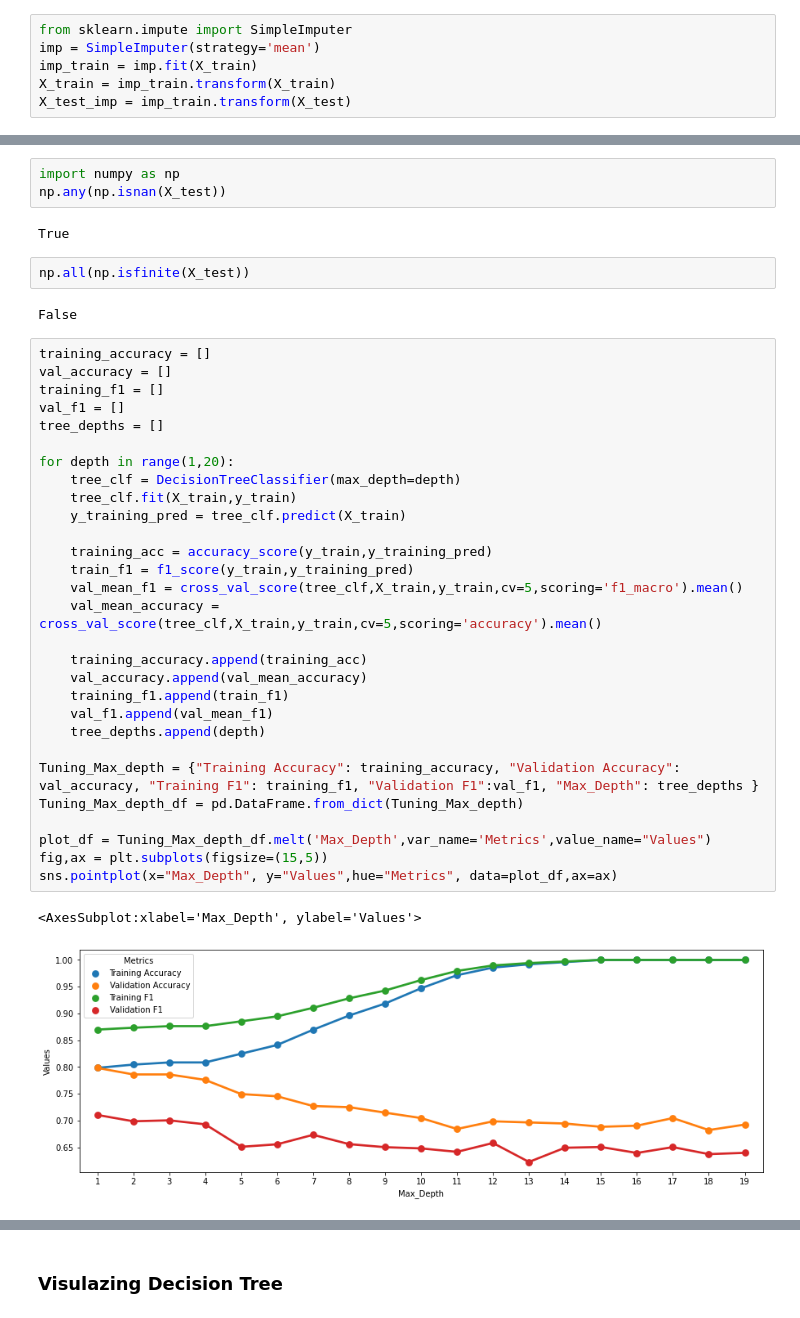
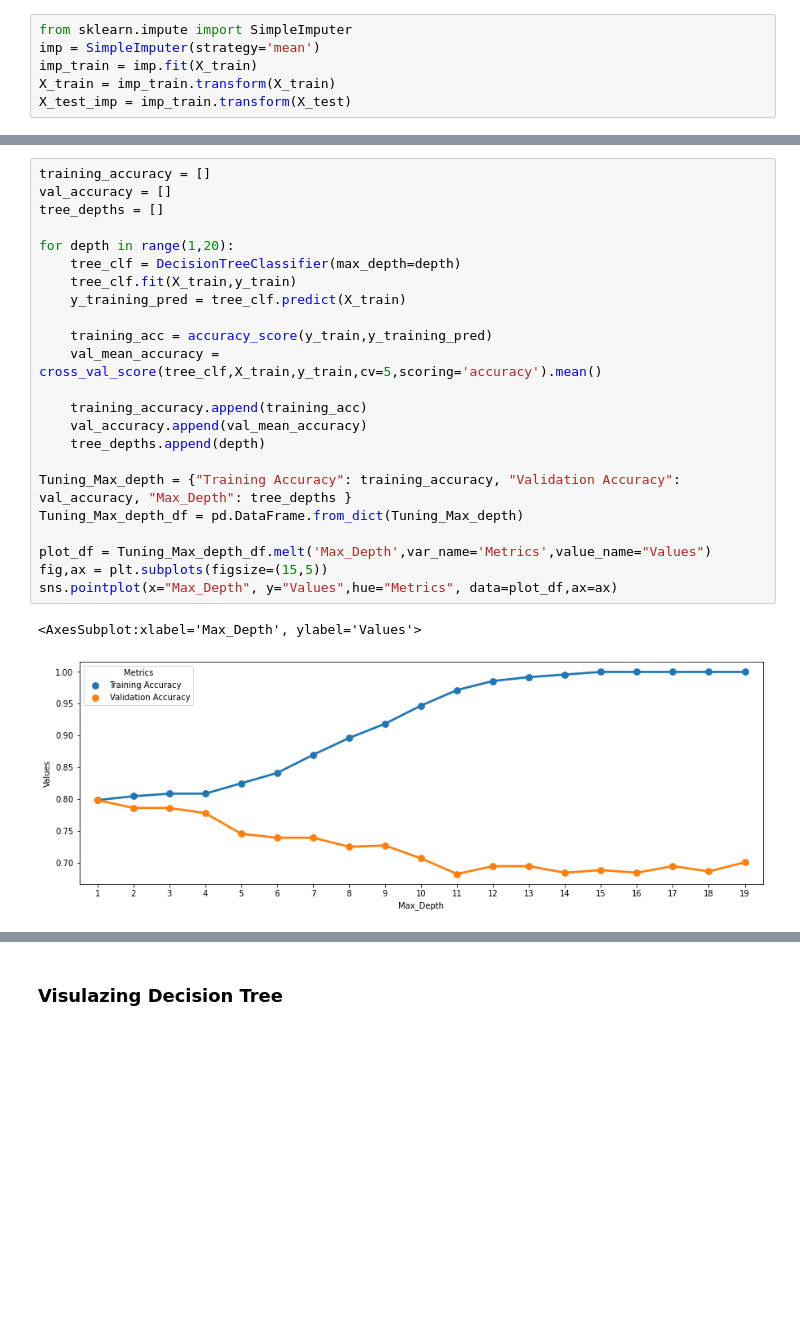
Before and after one commit to maramkhelil/GoMyCode, a Jupyter notebook: Project.ipynb, the cells around one changed output, grey strips where cells are left out. Drawn from its saved outputs; the diff is of its cells as text; blank space fills up the shorter version.

```diff
--- a/Project.ipynb
+++ b/Project.ipynb
@@ -378,42 +409,27 @@ plt.show()
-# %%
-import numpy as np
-np.any(np.isnan(X_test))
-# %% [output]
-True
-# %%
-np.all(np.isfinite(X_test))
-# %% [output]
-False
 # %%
 training_accuracy = []
 val_accuracy = []
-training_f1 = []
-val_f1 = []
 tree_depths = []
 
 for depth in range(1,20):
     tree_clf = DecisionTreeClassifier(max_depth=depth)
     tree_clf.fit(X_train,y_train)
     y_training_pred = tree_clf.predict(X_train)
 
     training_acc = accuracy_score(y_train,y_training_pred)
-    train_f1 = f1_score(y_train,y_training_pred)
-    val_mean_f1 = cross_val_score(tree_clf,X_train,y_train,cv=5,scoring='f1_macro').mean()
     val_mean_accuracy = cross_val_score(tree_clf,X_train,y_train,cv=5,scoring='accuracy').mean()
 
     training_accuracy.append(training_acc)
     val_accuracy.append(val_mean_accuracy)
-    training_f1.append(train_f1)
-    val_f1.append(val_mean_f1)
     tree_depths.append(depth)
 
-Tuning_Max_depth = {"Training Accuracy": training_accuracy, "Validation Accuracy": val_accuracy, "Training F1": training_f1, "Validation F1":val_f1, "Max_Depth": tree_depths }
+Tuning_Max_depth = {"Training Accuracy": training_accuracy, "Validation Accuracy": val_accuracy, "Max_Depth": tree_depths }
 Tuning_Max_depth_df = pd.DataFrame.from_dict(Tuning_Max_depth)
 
 plot_df = Tuning_Max_depth_df.melt('Max_Depth',var_name='Metrics',value_name="Values")
 fig,ax = plt.subplots(figsize=(15,5))
 sns.pointplot(x="Max_Depth", y="Values",hue="Metrics", data=plot_df,ax=ax)
 # %% [output]
 <AxesSubplot:xlabel='Max_Depth', ylabel='Values'>
-[figure, old version]
+[figure, new version]
 # %%
```
Also changed, not shown: parts of 42 cells of this notebook.
